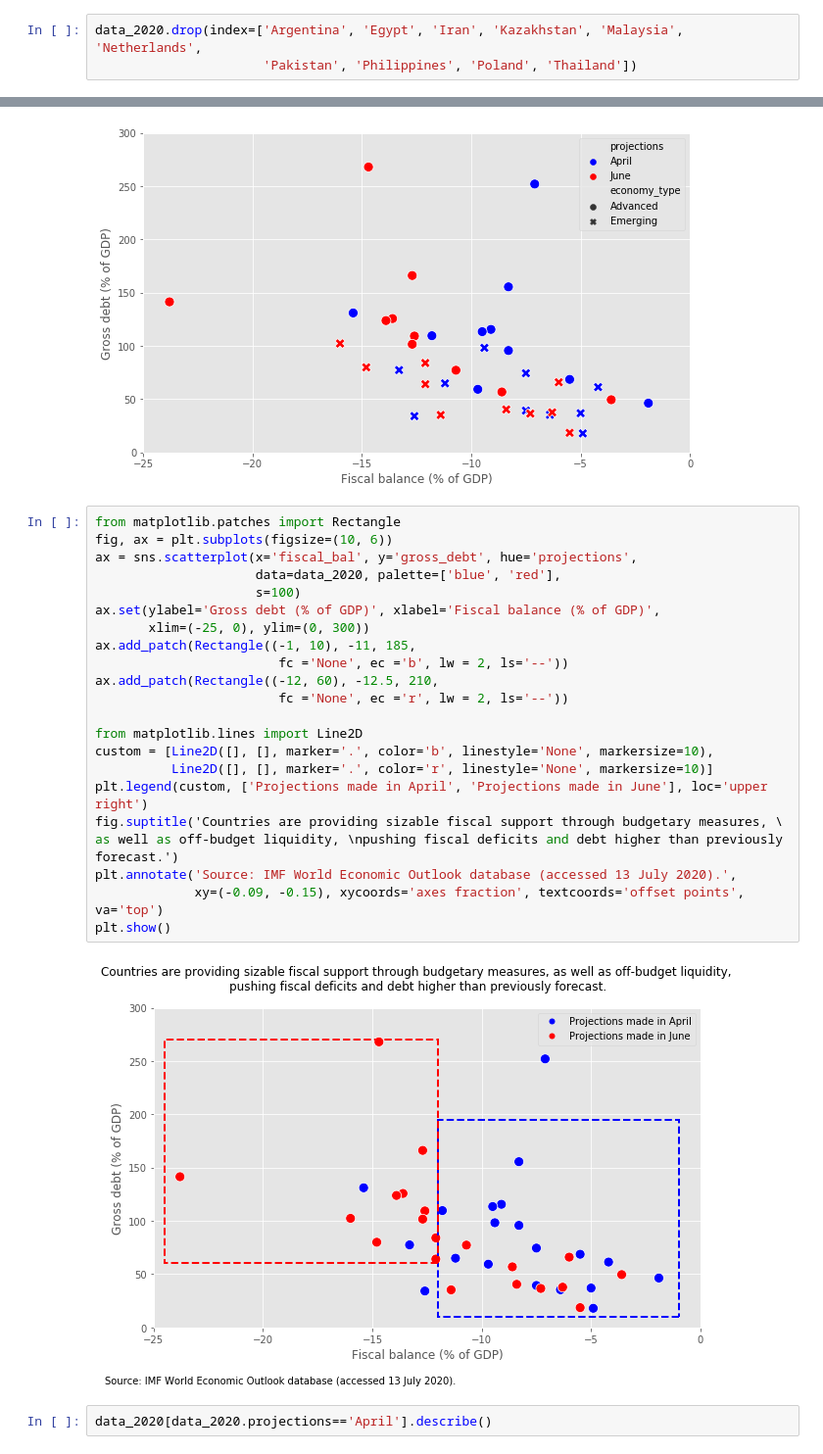
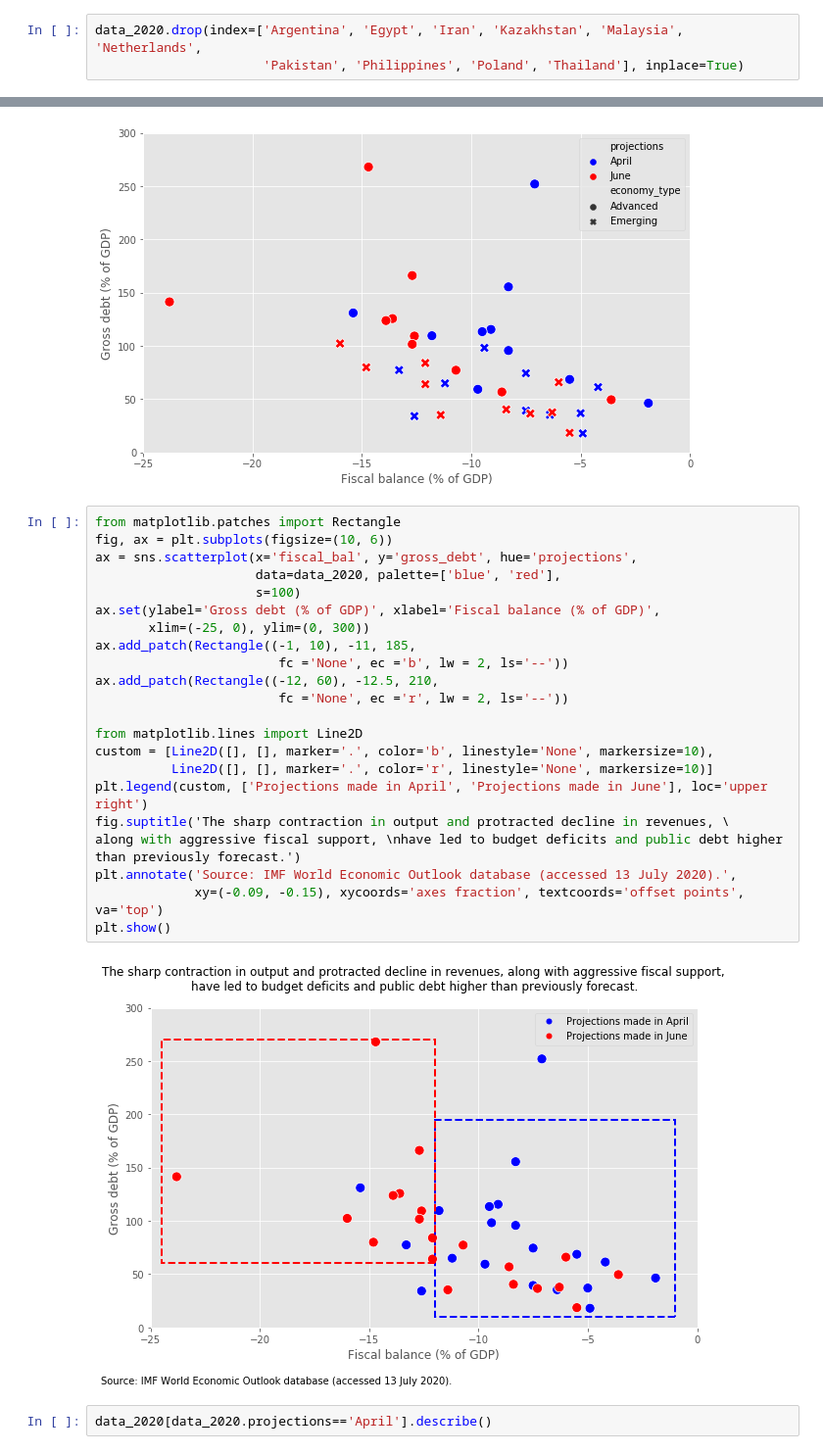
Before and after one commit to jessonpagaduan/IMFWEO-covid19, a Jupyter notebook: imf-weo-data.ipynb, the cells around one changed output, grey strips where cells are left out. Shown at 98% size. Cells and saved outputs as stored; diff of their text form.

```diff
--- a/imf-weo-data.ipynb
+++ b/imf-weo-data.ipynb
@@ -359,5 +359,5 @@ data_2020
 | United States | Advanced | June | 2020 | -23.8 | 141.4 |
 # %%
 data_2020.drop(index=['Argentina', 'Egypt', 'Iran', 'Kazakhstan', 'Malaysia', 'Netherlands',
-                      'Pakistan', 'Philippines', 'Poland', 'Thailand'])
+                      'Pakistan', 'Philippines', 'Poland', 'Thailand'], inplace=True)
 # %% [output]
@@ -456,27 +459,27 @@ plt.show()
 # %%
 from matplotlib.patches import Rectangle
 fig, ax = plt.subplots(figsize=(10, 6))
 ax = sns.scatterplot(x='fiscal_bal', y='gross_debt', hue='projections',
                      data=data_2020, palette=['blue', 'red'],
                      s=100)
 ax.set(ylabel='Gross debt (% of GDP)', xlabel='Fiscal balance (% of GDP)',
        xlim=(-25, 0), ylim=(0, 300))
 ax.add_patch(Rectangle((-1, 10), -11, 185,
                         fc ='None', ec ='b', lw = 2, ls='--'))
 ax.add_patch(Rectangle((-12, 60), -12.5, 210,
                         fc ='None', ec ='r', lw = 2, ls='--'))
 
 from matplotlib.lines import Line2D
 custom = [Line2D([], [], marker='.', color='b', linestyle='None', markersize=10),
           Line2D([], [], marker='.', color='r', linestyle='None', markersize=10)]
 plt.legend(custom, ['Projections made in April', 'Projections made in June'], loc='upper right')
-fig.suptitle('Countries are providing sizable fiscal support through budgetary measures, \
-as well as off-budget liquidity, \npushing fiscal deficits and debt higher than previously forecast.')
+fig.suptitle('The sharp contraction in output and protracted decline in revenues, \
+along with aggressive fiscal support, \nhave led to budget deficits and public debt higher than previously forecast.')
 plt.annotate('Source: IMF World Economic Outlook database (accessed 13 July 2020).',
              xy=(-0.09, -0.15), xycoords='axes fraction', textcoords='offset points', va='top')
 plt.show()
 # %% [output]
-[figure, old version]
+[figure, new version]
 # %%
 data_2020[data_2020.projections=='April'].describe()
 # %% [output]
```
Also changed, not shown: parts of 4 cells of this notebook.
